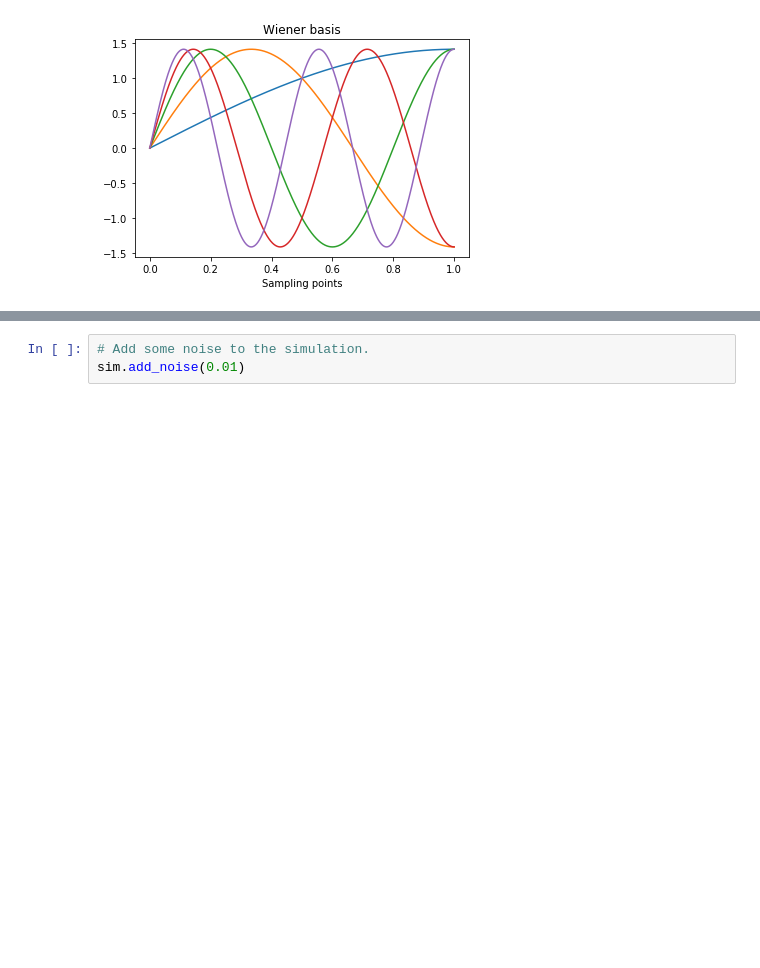
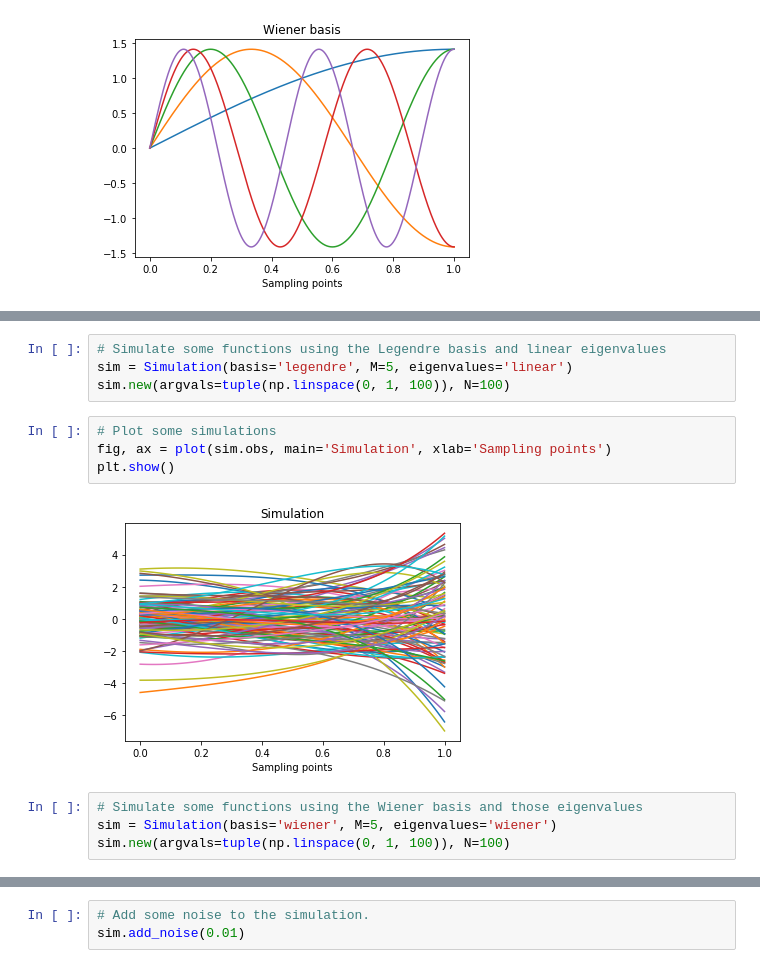
Before and after one commit to StevenGolovkine/FDApy, a Jupyter notebook: examples/simulation.ipynb, the cells around one changed output, grey strips where cells are left out. Saved outputs shown, nothing was run; the diff lists cells and outputs as text; blank space fills up the shorter version.

```diff
--- a/examples/simulation.ipynb
+++ b/examples/simulation.ipynb
@@ -46,0 +57,14 @@ sim.new(argvals=tuple(np.linspace(0, 1, 100)), N=100)
+# %%
+# Simulate some functions using the Legendre basis and linear eigenvalues
+sim = Simulation(basis='legendre', M=5, eigenvalues='linear')
+sim.new(argvals=tuple(np.linspace(0, 1, 100)), N=100)
+# %%
+# Plot some simulations
+fig, ax = plot(sim.obs, main='Simulation', xlab='Sampling points')
+plt.show()
+# %% [output]
+[figure, added]
+# %%
+# Simulate some functions using the Wiener basis and those eigenvalues
+sim = Simulation(basis='wiener', M=5, eigenvalues='wiener')
+sim.new(argvals=tuple(np.linspace(0, 1, 100)), N=100)
```
Also changed, not shown: parts of 11 cells of this notebook, 5 other files.
